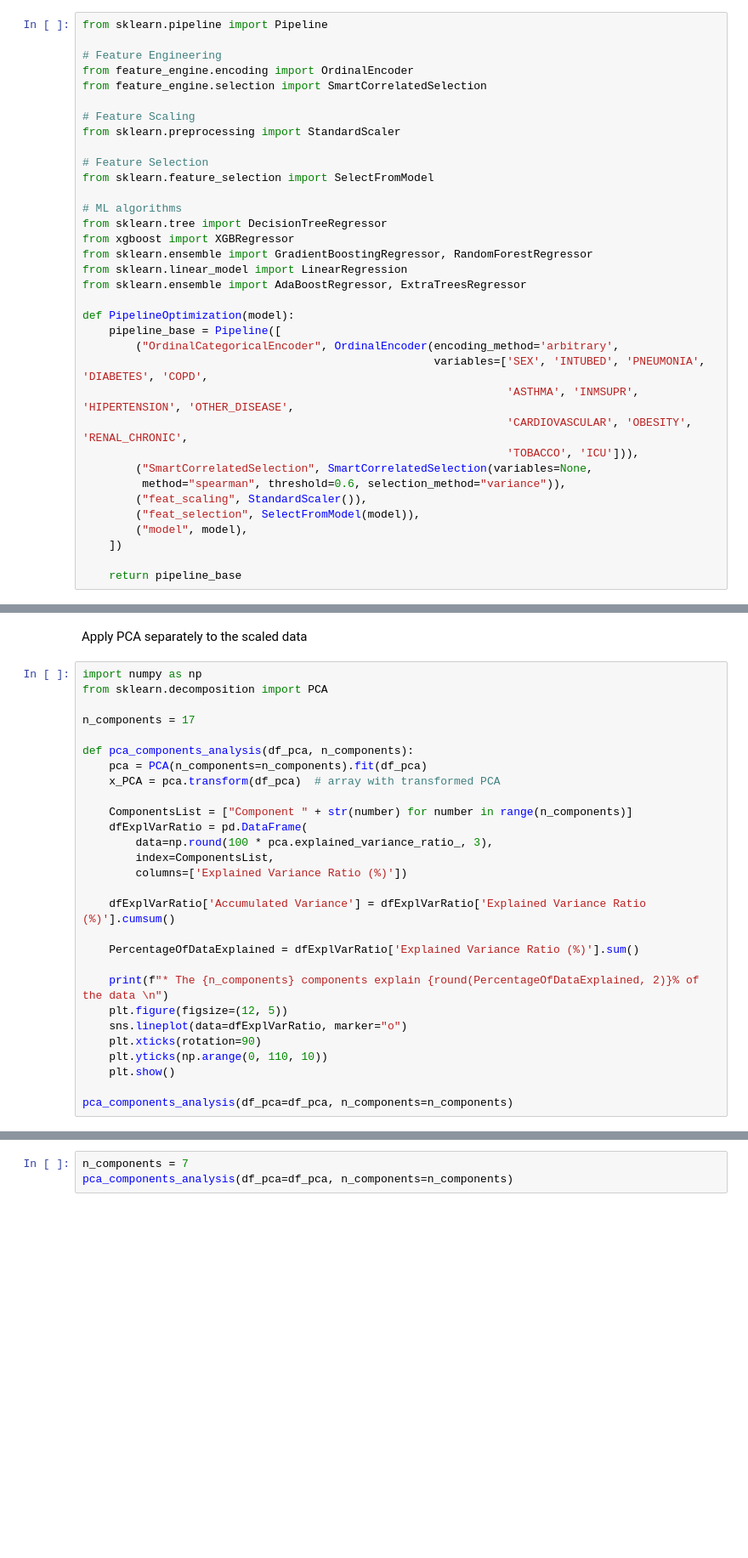
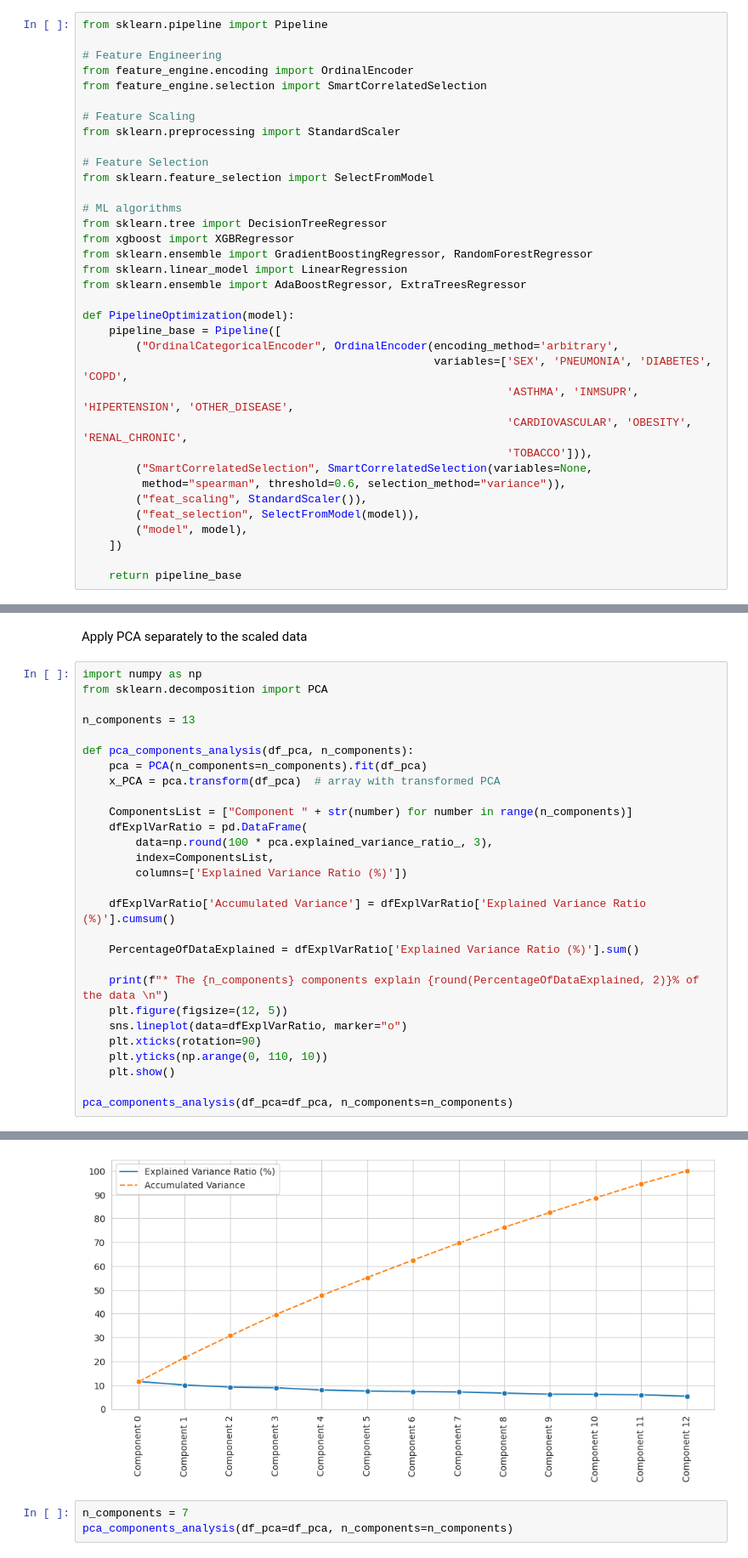
Before and after one commit to cniblock/milestone-covid-19-study, a Jupyter notebook: jupyter_notebooks/06 - Modeling and Evaluation - Regression.ipynb, the cells around one changed output, grey strips where cells are left out. Shown at 85% size. Drawn from its saved outputs; the diff is of its cells as text; blank space fills up the shorter version.

```diff
--- a/jupyter_notebooks/06 - Modeling and Evaluation - Regression.ipynb
+++ b/jupyter_notebooks/06 - Modeling and Evaluation - Regression.ipynb
@@ -97,10 +116,10 @@ from sklearn.ensemble import AdaBoostRegressor, ExtraTreesRegressor
 def PipelineOptimization(model):
     pipeline_base = Pipeline([
         ("OrdinalCategoricalEncoder", OrdinalEncoder(encoding_method='arbitrary',
-                                                     variables=['SEX', 'INTUBED', 'PNEUMONIA', 'DIABETES', 'COPD',
+                                                     variables=['SEX', 'PNEUMONIA', 'DIABETES', 'COPD',
                                                                 'ASTHMA', 'INMSUPR', 'HIPERTENSION', 'OTHER_DISEASE',
                                                                 'CARDIOVASCULAR', 'OBESITY', 'RENAL_CHRONIC',
-                                                                'TOBACCO', 'ICU'])),
+                                                                'TOBACCO'])),
         ("SmartCorrelatedSelection", SmartCorrelatedSelection(variables=None,
          method="spearman", threshold=0.6, selection_method="variance")),
         ("feat_scaling", StandardScaler()),
@@ -376,7 +450,7 @@ Apply PCA separately to the scaled data
 import numpy as np
 from sklearn.decomposition import PCA
 
-n_components = 17
+n_components = 13
 
 def pca_components_analysis(df_pca, n_components):
     pca = PCA(n_components=n_components).fit(df_pca)
@@ -400,3 +474,4 @@ def pca_components_analysis(df_pca, n_components):
     plt.show()
 
 pca_components_analysis(df_pca=df_pca, n_components=n_components)
+# %% [output]
@@ -403,3 +479,4 @@ pca_components_analysis(df_pca=df_pca, n_components=n_components)
+[figure, added]
 # %%
 n_components = 7
 pca_components_analysis(df_pca=df_pca, n_components=n_components)
```
Also changed, not shown: parts of 34 cells of this notebook.
